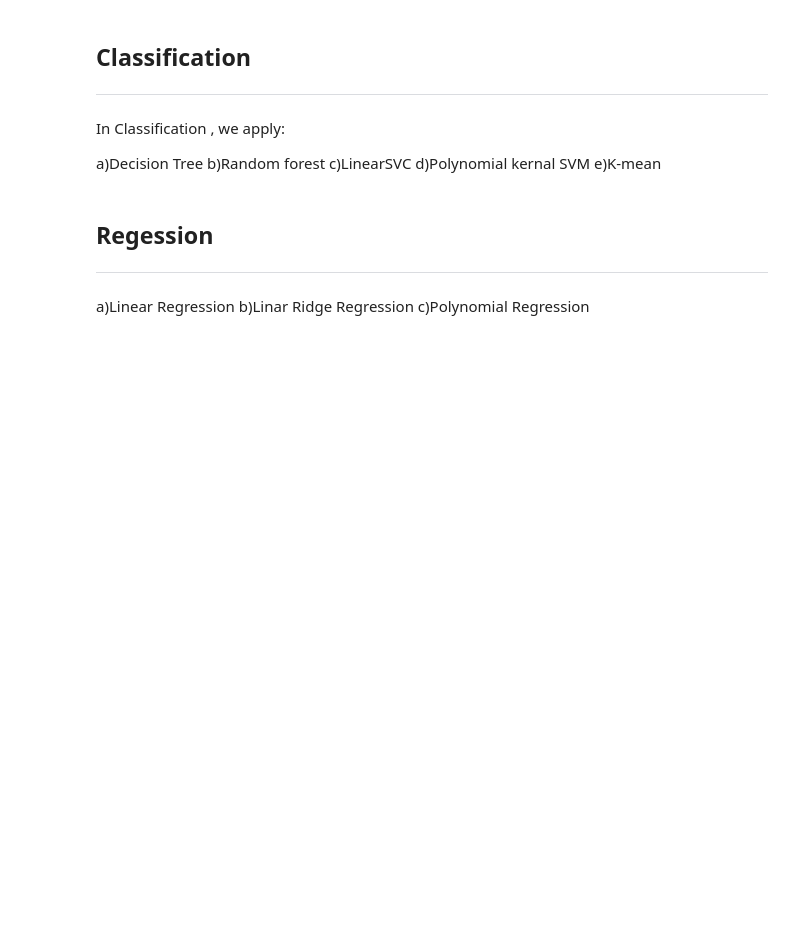
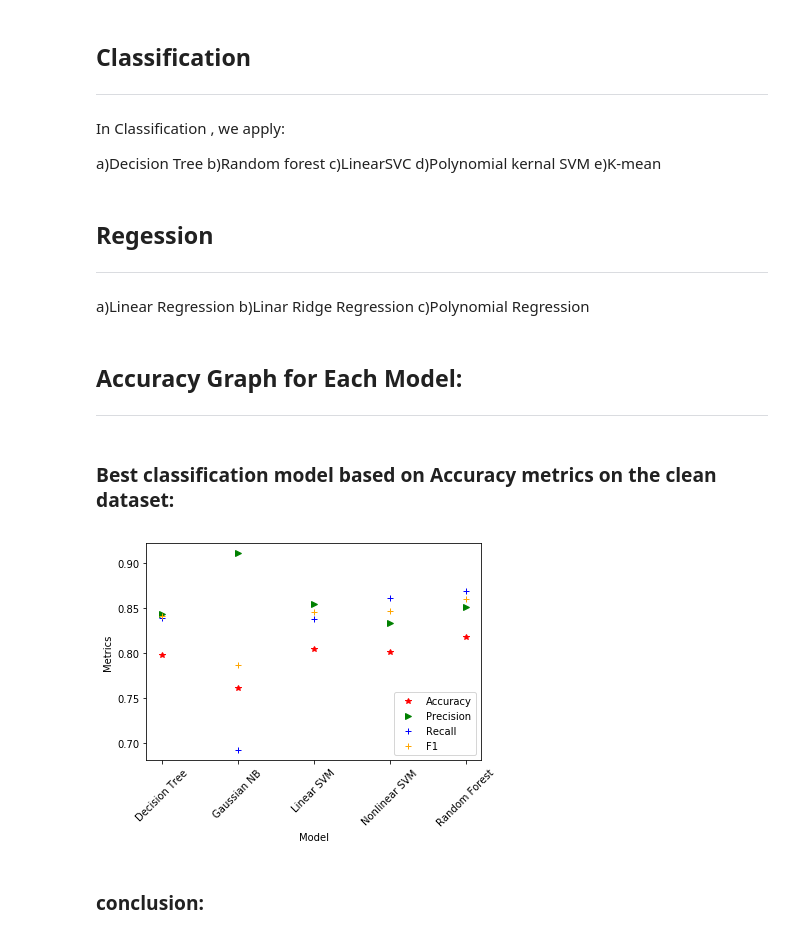
Before and after one commit to ChesterHsieh/CS-584-ML-final-project, a Jupyter notebook: DecisionTree.ipynb, the cells around one changed output. Saved outputs shown, nothing was run; the diff lists cells and outputs as text; code cells hidden in the pictures; blank space fills up the shorter version.

Commit message:
Accuracy graph

```diff
--- a/DecisionTree.ipynb
+++ b/DecisionTree.ipynb
@@ -295,7 +295,7 @@ print(np.abs(lr_scores.mean()))
 # %% [markdown]
 ### 3.a)II What is the MSE on the training set
 # %%
-lr_1.fit(X,y)
+lr.fit(X,y)
 print("Mean squared error: %.2f"
       % np.mean((lr.predict(X) - y_reg) ** 2))
 # %% [output]
@@ -632,3 +649,49 @@ e)K-mean
 a)Linear Regression
 b)Linar Ridge Regression
 c)Polynomial Regression
+# %% [markdown]
+## Accuracy Graph for Each Model:
+-------------------------------
+# %% [markdown]
+### Best classification model based on Accuracy metrics on the clean dataset:
+# %%
+names = ["Decision Tree","Gaussian NB", "Linear SVM", "Nonlinear SVM" ,"Random Forest"]
+acc_scores_list = [dt_acc_scores,
+gnb_acc_scores,
+lsvc_acc_scores,
+rf_acc_scores,
+nsvm_acc_scores
+]
+pre_scores_list = [dt_pre_scores,
+gnb_pre_scores,
+lsvc_pre_scores,
+rf_pre_scores,
+nsvm_pre_scores
+]
+rec_scores_list = [dt_rec_scores,
+gnb_rec_scores,
+lsvc_rec_scores,
+rf_rec_scores,
+nsvm_rec_scores
+]
+
+
+F1_scores_list = stats.hmean([ rec_scores_list , pre_scores_list ])
+# %%
+#plot:
+xaxisRange = range(5)
+plt.xticks(xaxisRange, names)
+plt.xticks(xaxisRange, names, rotation=45)
+# plt.legend()
+
+plt.plot(xaxisRange,acc_scores_list,'*',color="Red",label="Accuracy")
+plt.plot(xaxisRange,pre_scores_list,'>',color="green",label="Precision")
+plt.plot(xaxisRange,rec_scores_list,'+',color="Blue",label="Recall")
+plt.plot(xaxisRange,F1_scores_list,'+',color="orange",label="F1")
+plt.xlabel('Model')
+plt.ylabel('Metrics')
+legend = plt.legend()
+# %% [output]
+[figure, added]
+# %% [markdown]
+### conclusion:
```
Also changed, not shown: parts of 9 cells of this notebook.
